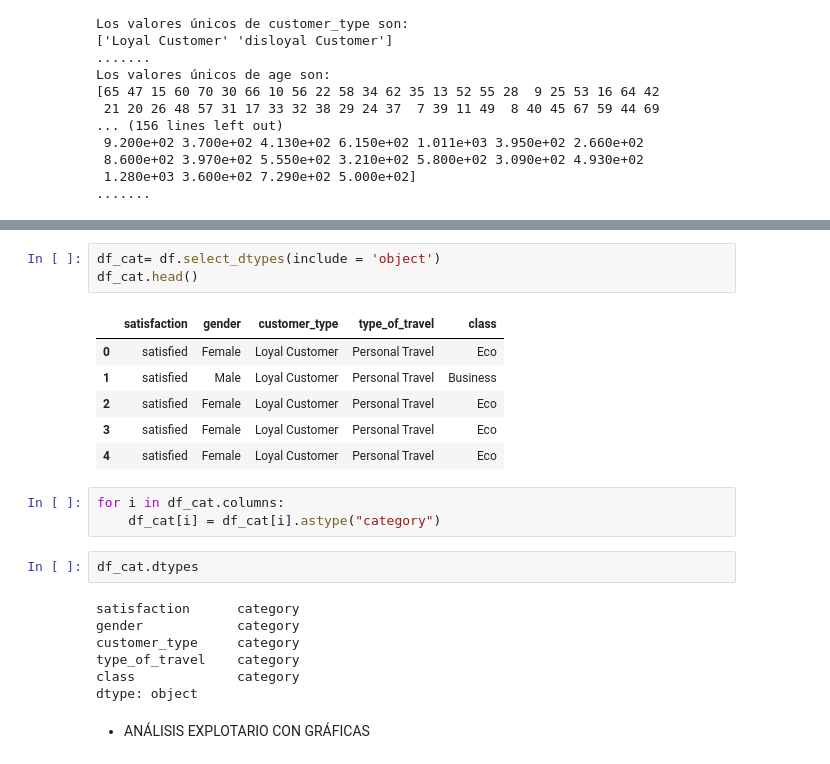
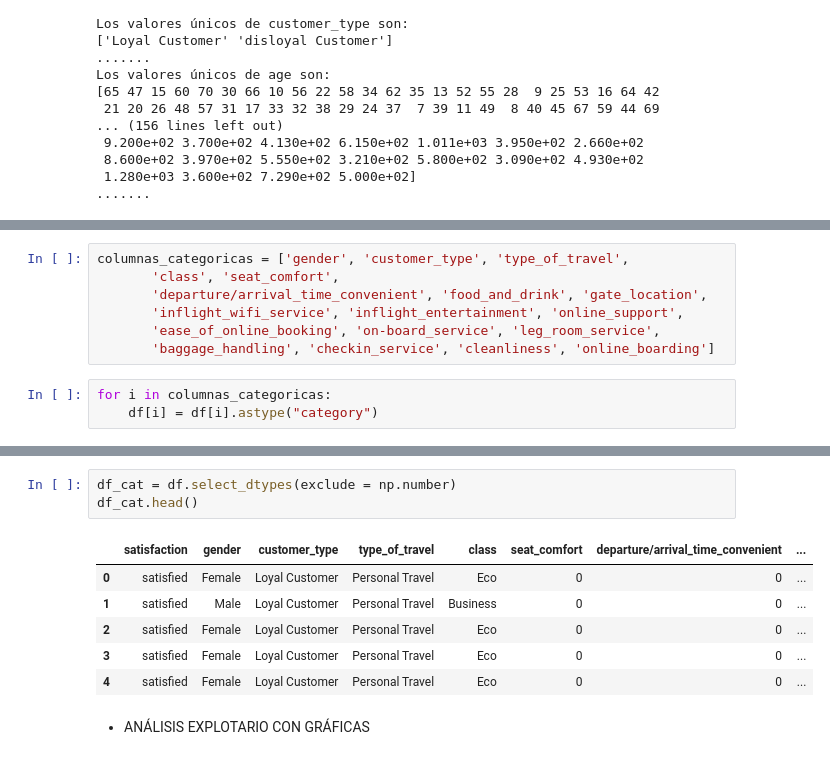
Before and after one commit to Adalab/promo_d_da_modulo3_sprint1_Estibaliz_Lorena, a Jupyter notebook: pair_regresion_logistica_eda.ipynb, the cells around one changed output, grey strips where cells are left out. Drawn from its saved outputs; the diff is of its cells as text.

```diff
--- a/pair_regresion_logistica_eda.ipynb
+++ b/pair_regresion_logistica_eda.ipynb
@@ -197,0 +192,10 @@ similar_variables(lista_col)
+# %%
+columnas_categoricas = ['gender', 'customer_type', 'type_of_travel',
+       'class', 'seat_comfort',
+       'departure/arrival_time_convenient', 'food_and_drink', 'gate_location',
+       'inflight_wifi_service', 'inflight_entertainment', 'online_support',
+       'ease_of_online_booking', 'on-board_service', 'leg_room_service',
+       'baggage_handling', 'checkin_service', 'cleanliness', 'online_boarding']
+# %%
+for i in columnas_categoricas:
+    df[i] = df[i].astype("category")
@@ -198,25 +222,13 @@ similar_variables(lista_col)
 # %%
-df_cat= df.select_dtypes(include = 'object')
+df_cat = df.select_dtypes(exclude = np.number)
 df_cat.head()
 # %% [output]
-|  | satisfaction | gender | customer_type | type_of_travel | class |
-| 0 | satisfied | Female | Loyal Customer | Personal Travel | Eco |
-| 1 | satisfied | Male | Loyal Customer | Personal Travel | Business |
-| 2 | satisfied | Female | Loyal Customer | Personal Travel | Eco |
-| 3 | satisfied | Female | Loyal Customer | Personal Travel | Eco |
-| 4 | satisfied | Female | Loyal Customer | Personal Travel | Eco |
+|  | satisfaction | gender | customer_type | type_of_travel | class | seat_comfort | departure/arrival_time_convenient | ... |
+| 0 | satisfied | Female | Loyal Customer | Personal Travel | Eco | 0 | 0 | ... |
+| 1 | satisfied | Male | Loyal Customer | Personal Travel | Business | 0 | 0 | ... |
+| 2 | satisfied | Female | Loyal Customer | Personal Travel | Eco | 0 | 0 | ... |
+| 3 | satisfied | Female | Loyal Customer | Personal Travel | Eco | 0 | 0 | ... |
+| 4 | satisfied | Female | Loyal Customer | Personal Travel | Eco | 0 | 0 | ... |
-# %%
-for i in df_cat.columns:
-    df_cat[i] = df_cat[i].astype("category")
-# %%
-df_cat.dtypes
-# %% [output]
-satisfaction      category
-gender            category
-customer_type     category
-type_of_travel    category
-class             category
-dtype: object
 # %% [markdown]
 - ANÁLISIS EXPLOTARIO CON GRÁFICAS
 # %%
```
Also changed, not shown: parts of 23 cells of this notebook, 1 other file.
